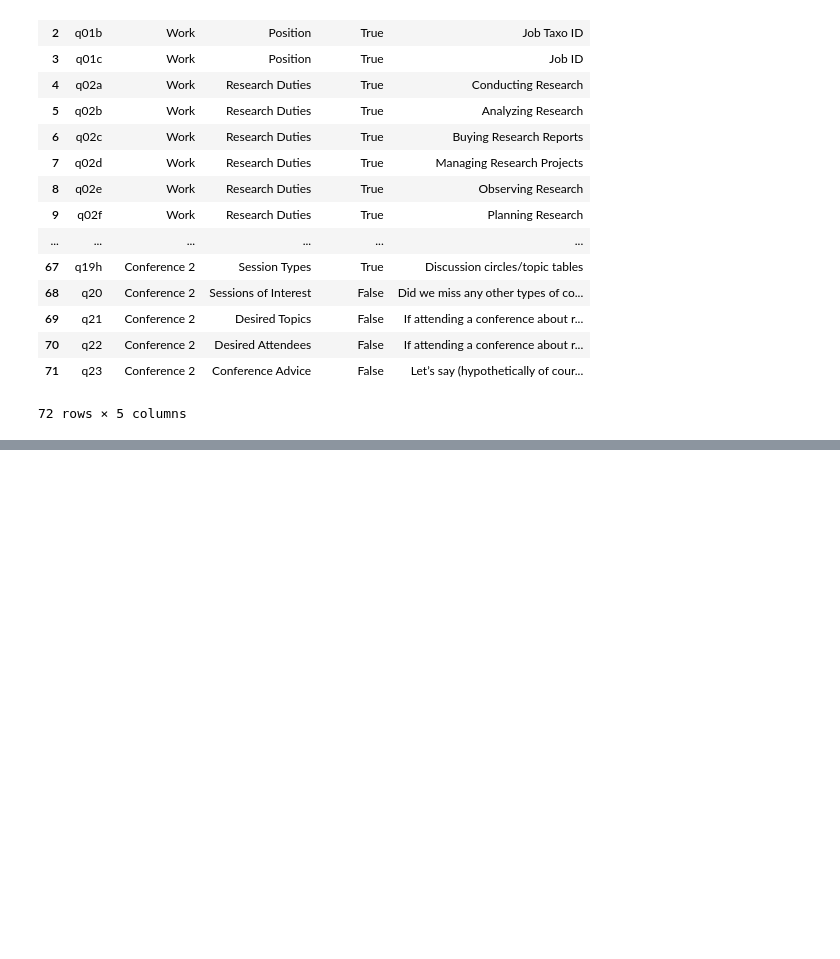
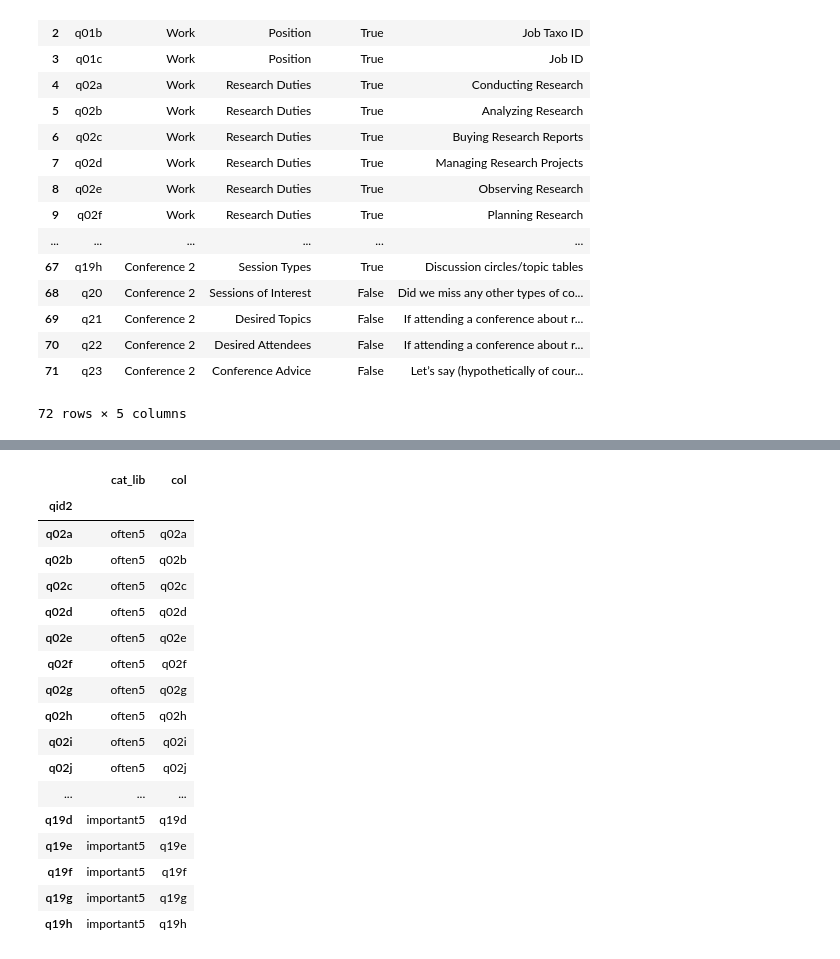
Before and after one commit to PersonaPredicta/Survey_Says..., a Jupyter notebook: kev/kworking_acquire.ipynb, the cells around one changed output, grey strips where cells are left out. Cells and saved outputs as stored; diff of their text form; code cells hidden in the pictures; blank space fills up the shorter version.

```diff
--- a/kev/kworking_acquire.ipynb
+++ b/kev/kworking_acquire.ipynb
@@ -65,0 +182,23 @@ dfq
+# %%
+qlib = pd.read_csv('question_library.txt').dropna().set_index('qid2')
+qlib['col'] = qlib.index
+qlib
+# %% [output]
+|  | cat_lib | col |
+| qid2 |  |  |
+| q02a | often5 | q02a |
+| q02b | often5 | q02b |
+| q02c | often5 | q02c |
+| q02d | often5 | q02d |
+| q02e | often5 | q02e |
+| q02f | often5 | q02f |
+| q02g | often5 | q02g |
+| q02h | often5 | q02h |
+| q02i | often5 | q02i |
+| q02j | often5 | q02j |
+| ... | ... | ... |
+| q19d | important5 | q19d |
+| q19e | important5 | q19e |
+| q19f | important5 | q19f |
+| q19g | important5 | q19g |
+| q19h | important5 | q19h |
```
Also changed, not shown: parts of 9 cells of this notebook, 3 other files.
